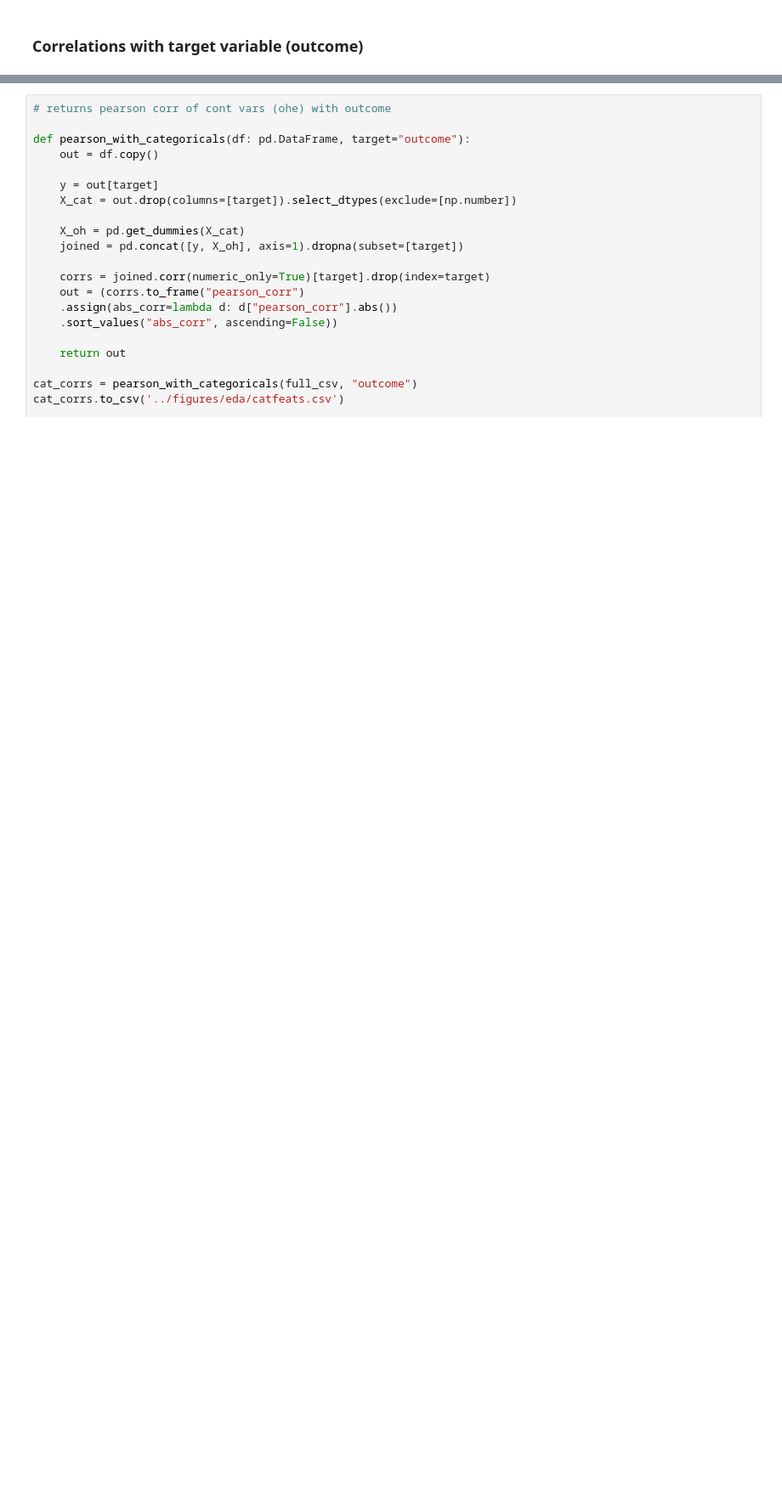
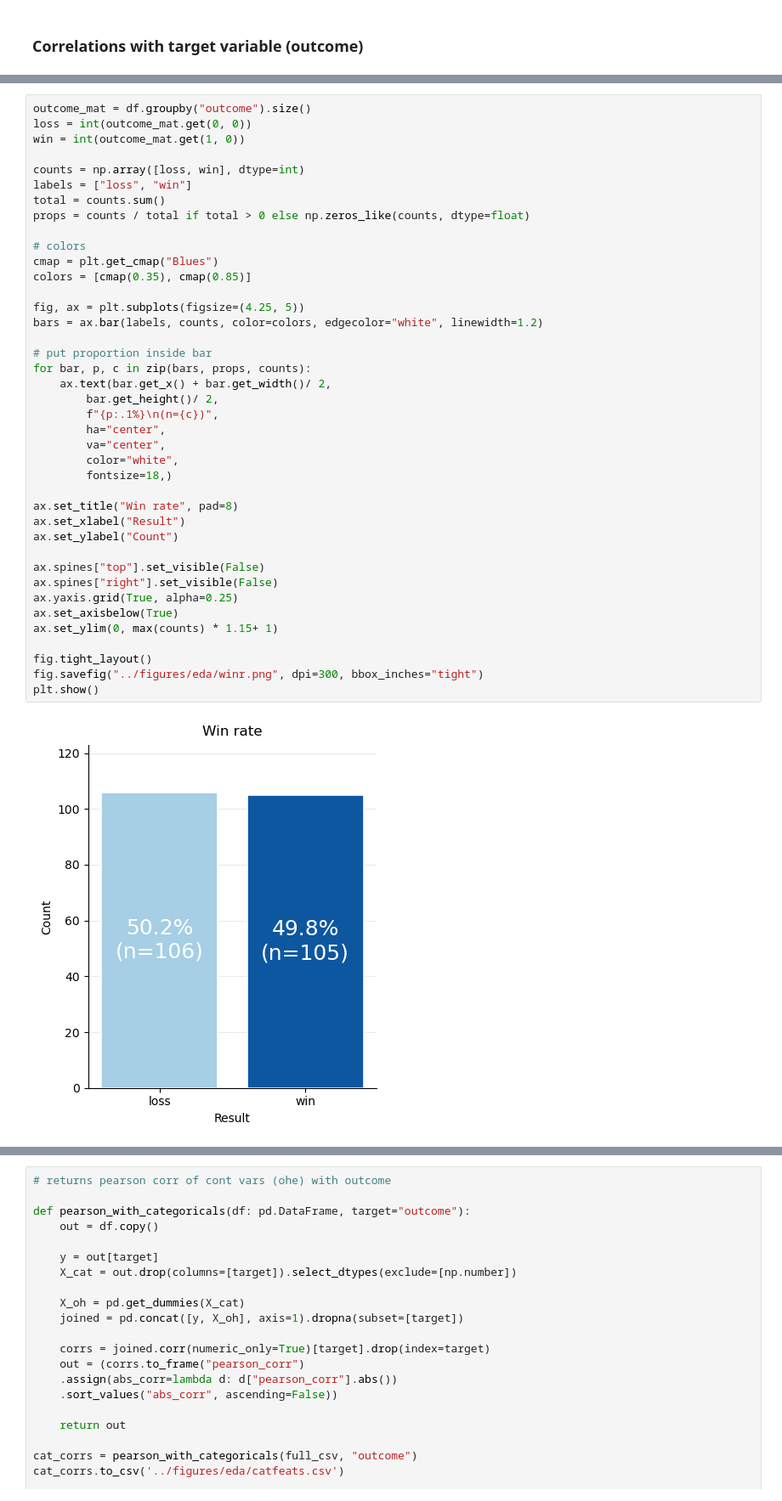
Before and after one commit to jeffreymu1/charalysis, a Jupyter notebook: src/eda.ipynb, the cells around one changed output, grey strips where cells are left out. Shown at 85% size. Saved outputs shown, nothing was run; the diff lists cells and outputs as text; blank space fills up the shorter version.

```diff
--- a/src/eda.ipynb
+++ b/src/eda.ipynb
@@ -59,0 +35,42 @@ plt.show()
+# %%
+outcome_mat = df.groupby("outcome").size()
+loss = int(outcome_mat.get(0, 0))
+win = int(outcome_mat.get(1, 0))
+
+counts = np.array([loss, win], dtype=int)
+labels = ["loss", "win"]
+total = counts.sum()
+props = counts / total if total > 0 else np.zeros_like(counts, dtype=float)
+
+# colors
+cmap = plt.get_cmap("Blues")
+colors = [cmap(0.35), cmap(0.85)]
+
+fig, ax = plt.subplots(figsize=(4.25, 5))
+bars = ax.bar(labels, counts, color=colors, edgecolor="white", linewidth=1.2)
+
+# put proportion inside bar
+for bar, p, c in zip(bars, props, counts):
+    ax.text(bar.get_x() + bar.get_width()/ 2,
+        bar.get_height()/ 2,
+        f"{p:.1%}\n(n={c})",
+        ha="center",
+        va="center",
+        color="white",
+        fontsize=18,)
+
+ax.set_title("Win rate", pad=8)
+ax.set_xlabel("Result")
+ax.set_ylabel("Count")
+
+ax.spines["top"].set_visible(False)
+ax.spines["right"].set_visible(False)
+ax.yaxis.grid(True, alpha=0.25)
+ax.set_axisbelow(True)
+ax.set_ylim(0, max(counts) * 1.15+ 1)
+
+fig.tight_layout()
+fig.savefig("../figures/eda/winr.png", dpi=300, bbox_inches="tight")
+plt.show()
+# %% [output]
+[figure, added]
```
Also changed, not shown: parts of 13 cells of this notebook, 15 other files.
